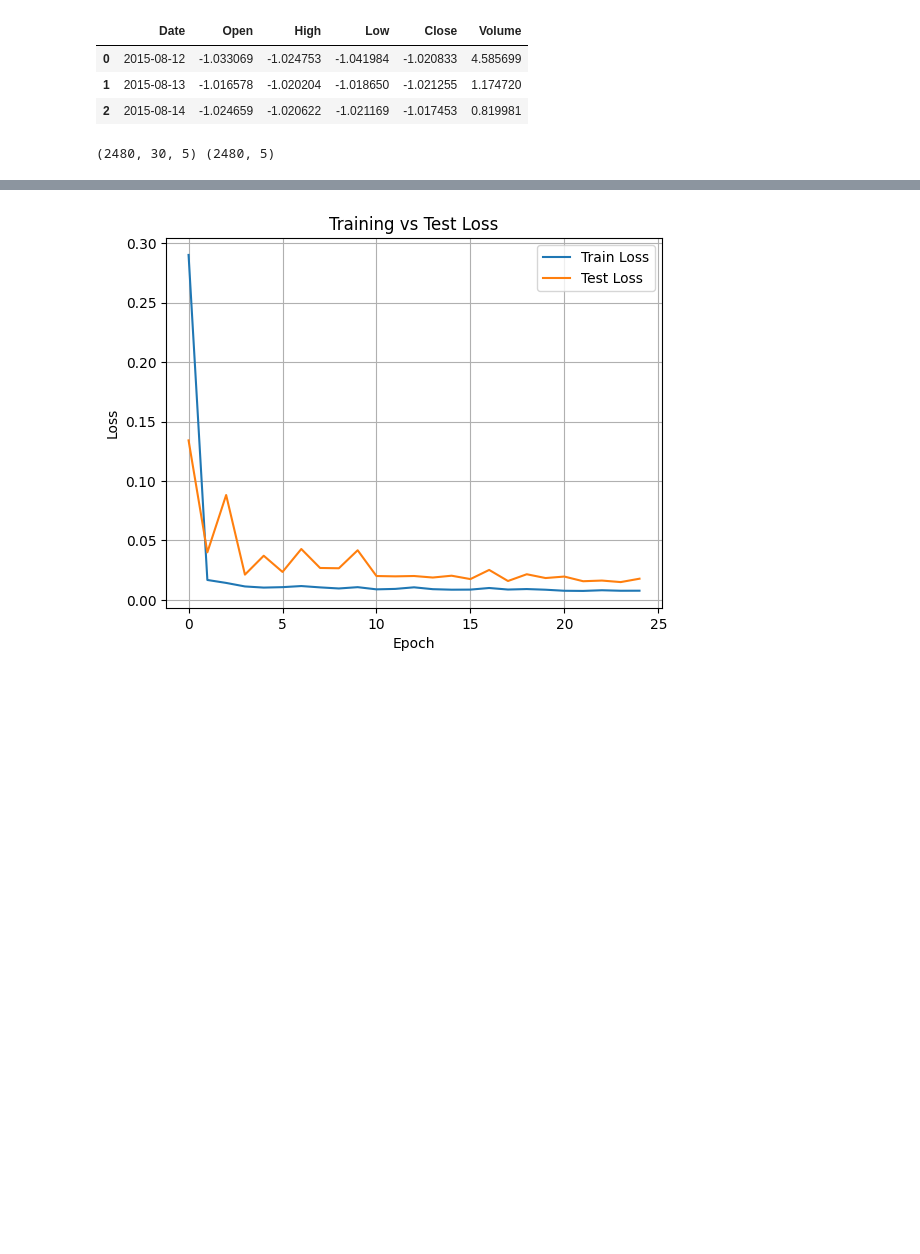
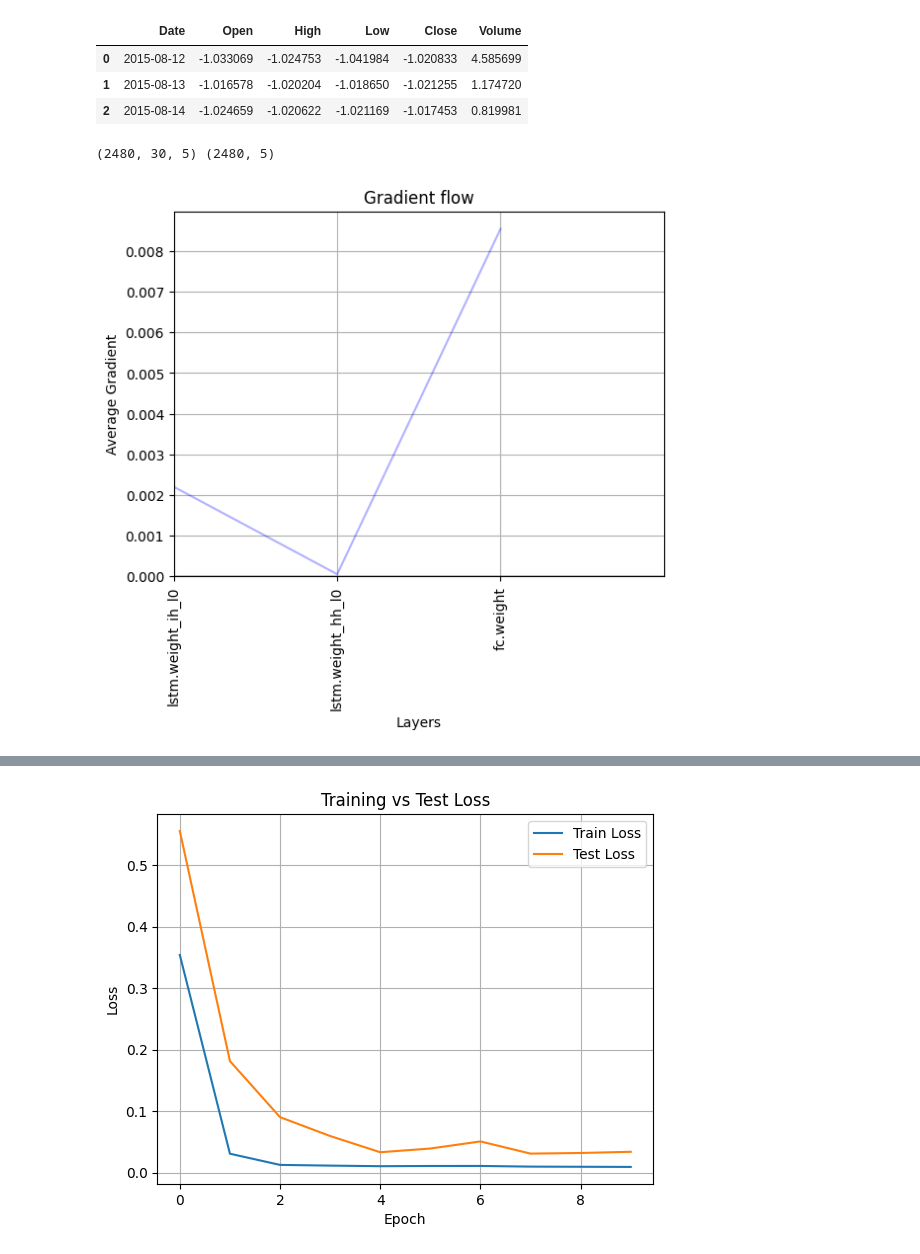
Before and after one commit to amazovetskii/LSTM_Market_Prediction, a Jupyter notebook: index.ipynb, the cells around one changed output, grey strips where cells are left out. Saved outputs shown, nothing was run; the diff lists cells and outputs as text; code cells hidden in the pictures; blank space fills up the shorter version.

```diff
--- a/index.ipynb
+++ b/index.ipynb
@@ -74,19 +76,23 @@ test_dataset  = StocksDataset(X[split:], y[split:])
 train_loader = DataLoader(train_dataset, batch_size=64, shuffle=True)
 test_loader = DataLoader(test_dataset, batch_size=64, shuffle=False)
 # %%
-import matplotlib.pyplot as plt
-
 device = torch.device("mps" if torch.mps.is_available() else "cpu")
 
-n_epochs = 25
+n_epochs = 10
+plot_gradients = True
 
-model = CustomLSTM(
+model = LSTM(
     input_size=5,
     hidden_size=512,
-    num_layers=2,
+    num_layers=1,
     dropout=0.0,
     pred_days=future_days
 ).to(device)
+# model = nn.Transformer(
+#     nhead=16,
+#     num_encoder_layers=12,
+#     batch_first=True
+# ).to(device)
 
 criterion = nn.MSELoss()
 optimizer = torch.optim.Adam(model.parameters(), lr=1e-3)
@@ -98,6 +104,7 @@ for epoch in range(n_epochs):
     # ---- Train ----
     model.train()
     total_loss = 0
+    _batch_counter = 0 # used to show gradients only once
     for X_batch, y_batch in train_loader:
         X_batch, y_batch = X_batch.to(device), y_batch.to(device)
 
@@ -107,8 +114,11 @@ for epoch in range(n_epochs):
         total_loss += loss.item()
         loss = criterion(outputs, y_batch)
         loss.backward()
-        torch.nn.utils.clip_grad_norm_(model.parameters(), max_norm=1.0)
+        if epoch == 0 and plot_gradients and _batch_counter == 0:
+            vis.plot_grad_flow(model.named_parameters())
+        #torch.nn.utils.clip_grad_norm_(model.parameters(), max_norm=1.0)
         optimizer.step()
+        _batch_counter += 1
 
         total_loss += loss.item()
 
@@ -116,30 +126,31 @@ for epoch in range(n_epochs):
     scheduler.step()
 
     # ---- Test ----
     model.eval()
     total_val_loss = 0
     with torch.no_grad():
         for X_batch, y_batch in test_loader:
             X_batch, y_batch = X_batch.to(device), y_batch.to(device)
             outputs = model(X_batch)
             loss = criterion(outputs, y_batch)
             total_val_loss += loss.item()
 
     avg_val_loss = total_val_loss / len(test_loader)
 
     train_losses.append(avg_train_loss)
     val_losses.append(avg_val_loss)
 
     if (epoch+1) % 5 == 0:
         print(f"Epoch [{epoch+1}/{n_epochs}], Train loss: {avg_train_loss:.6f}, Validation loss: {avg_val_loss:.6f}")
 
 
 plt.plot(train_losses, label="Train Loss")
 plt.plot(val_losses, label="Test Loss")
 plt.xlabel("Epoch")
 plt.ylabel("Loss")
 plt.title("Training vs Test Loss")
 plt.legend()
 plt.grid(True)
 plt.show()
 # %% [output]
+[figure, new version]
@@ -151,2 +159,2 @@ Epoch [25/25], Train loss: 0.007741, Validation loss: 0.017835
-[figure, old version]
+[figure, added]
 # %%
```
Also changed, not shown: parts of 3 cells of this notebook, 4 other files.
